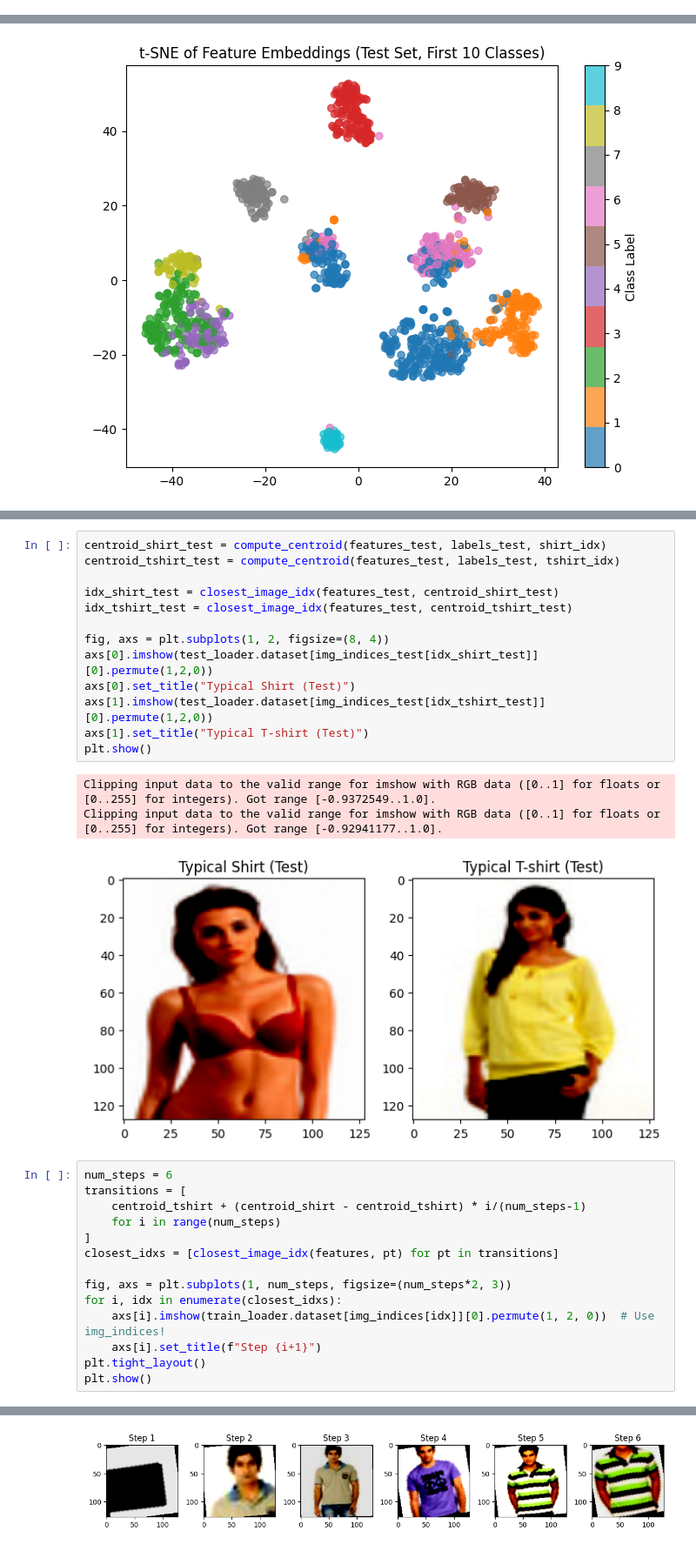
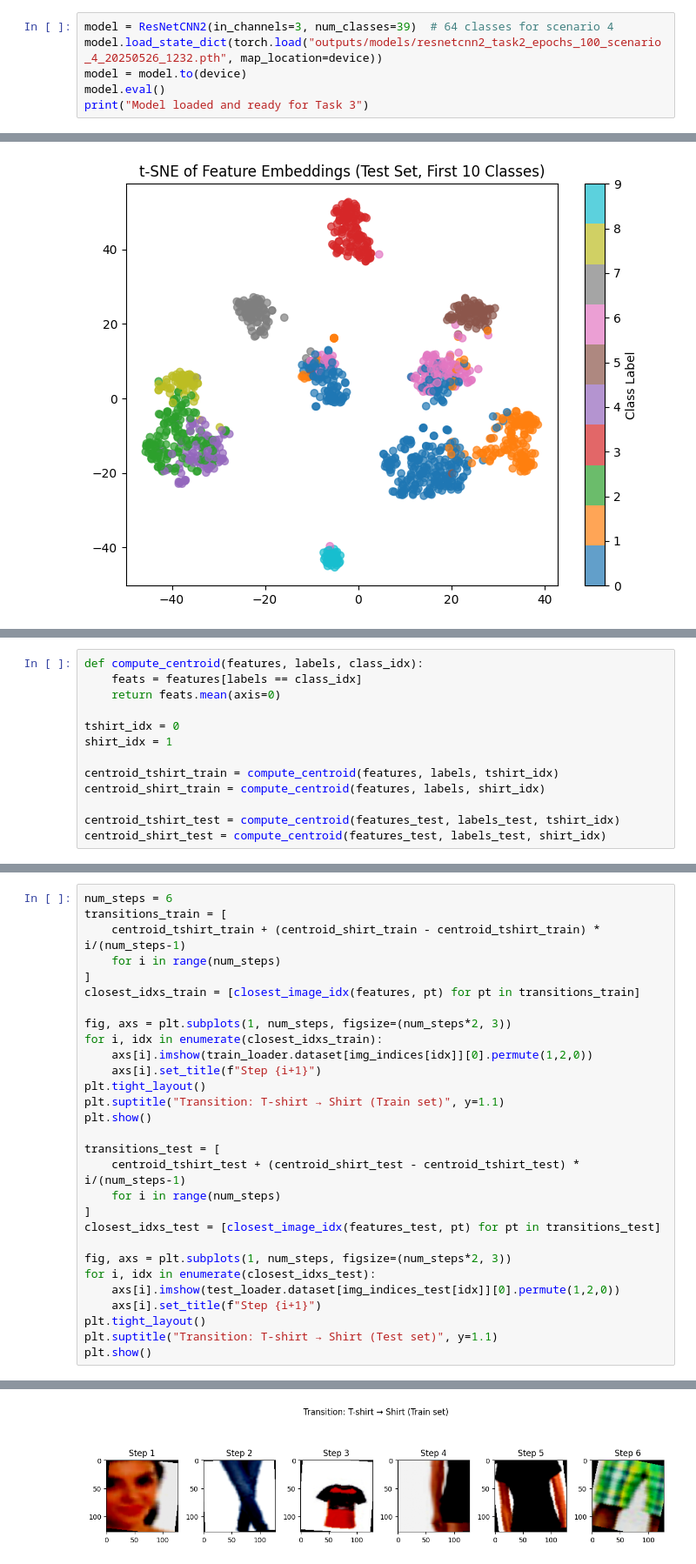
Before and after one commit to Aniket-Mishra/2AMM15_Deep_Learning, a Jupyter notebook: Assighment_1/ass1_skeleton.ipynb, the cells around one changed output, grey strips where cells are left out. Shown at 87% size. Saved outputs shown, nothing was run; the diff lists cells and outputs as text.

```diff
--- a/Assighment_1/ass1_skeleton.ipynb
+++ b/Assighment_1/ass1_skeleton.ipynb
@@ -739,3 +723,9 @@ Saved model to outputs/models/resnetcnn2_task2_epochs_100_scenario_4_20250526_12
 # your solution
 # test dataset: merged_test_dataset
 # support/catalog dataset: support_test_dataset
+# %%
+model = ResNetCNN2(in_channels=3, num_classes=39)  # 64 classes for scenario 4
+model.load_state_dict(torch.load("outputs/models/resnetcnn2_task2_epochs_100_scenario_4_20250526_1232.pth", map_location=device))
+model = model.to(device)
+model.eval()
+print("Model loaded and ready for Task 3")
@@ -907 +1238,14 @@ dataset.df
+# %%
+def compute_centroid(features, labels, class_idx):
+    feats = features[labels == class_idx]
+    return feats.mean(axis=0)
+
+tshirt_idx = 0
+shirt_idx = 1
+
+centroid_tshirt_train = compute_centroid(features, labels, tshirt_idx)
+centroid_shirt_train = compute_centroid(features, labels, shirt_idx)
+
+centroid_tshirt_test = compute_centroid(features_test, labels_test, tshirt_idx)
+centroid_shirt_test = compute_centroid(features_test, labels_test, shirt_idx)
 # %%
@@ -936,32 +1279,30 @@ Clipping input data to the valid range for imshow with RGB data ([0..1] for floa
-# %%
-centroid_shirt_test = compute_centroid(features_test, labels_test, shirt_idx)
-centroid_tshirt_test = compute_centroid(features_test, labels_test, tshirt_idx)
-
-idx_shirt_test = closest_image_idx(features_test, centroid_shirt_test)
-idx_tshirt_test = closest_image_idx(features_test, centroid_tshirt_test)
-
-fig, axs = plt.subplots(1, 2, figsize=(8, 4))
-axs[0].imshow(test_loader.dataset[img_indices_test[idx_shirt_test]][0].permute(1,2,0))
-axs[0].set_title("Typical Shirt (Test)")
-axs[1].imshow(test_loader.dataset[img_indices_test[idx_tshirt_test]][0].permute(1,2,0))
-axs[1].set_title("Typical T-shirt (Test)")
-plt.show()
-# %% [output]
-Clipping input data to the valid range for imshow with RGB data ([0..1] for floats or [0..255] for integers). Got range [-0.9372549..1.0].
-Clipping input data to the valid range for imshow with RGB data ([0..1] for floats or [0..255] for integers). Got range [-0.92941177..1.0].
-[figure, removed]
 # %%
 num_steps = 6
-transitions = [
-    centroid_tshirt + (centroid_shirt - centroid_tshirt) * i/(num_steps-1)
+transitions_train = [
+    centroid_tshirt_train + (centroid_shirt_train - centroid_tshirt_train) * i/(num_steps-1)
     for i in range(num_steps)
 ]
-closest_idxs = [closest_image_idx(features, pt) for pt in transitions]
+closest_idxs_train = [closest_image_idx(features, pt) for pt in transitions_train]
 
 fig, axs = plt.subplots(1, num_steps, figsize=(num_steps*2, 3))
-for i, idx in enumerate(closest_idxs):
-    axs[i].imshow(train_loader.dataset[img_indices[idx]][0].permute(1, 2, 0))  # Use img_indices!
+for i, idx in enumerate(closest_idxs_train):
+    axs[i].imshow(train_loader.dataset[img_indices[idx]][0].permute(1,2,0))
     axs[i].set_title(f"Step {i+1}")
 plt.tight_layout()
+plt.suptitle("Transition: T-shirt → Shirt (Train set)", y=1.1)
 plt.show()
+
+transitions_test = [
+    centroid_tshirt_test + (centroid_shirt_test - centroid_tshirt_test) * i/(num_steps-1)
+    for i in range(num_steps)
+]
+closest_idxs_test = [closest_image_idx(features_test, pt) for pt in transitions_test]
+
+fig, axs = plt.subplots(1, num_steps, figsize=(num_steps*2, 3))
+for i, idx in enumerate(closest_idxs_test):
+    axs[i].imshow(test_loader.dataset[img_indices_test[idx]][0].permute(1,2,0))
+    axs[i].set_title(f"Step {i+1}")
+plt.tight_layout()
+plt.suptitle("Transition: T-shirt → Shirt (Test set)", y=1.1)
+plt.show()
 # %% [output]
@@ -974 +1315 @@ Clipping input data to the valid range for imshow with RGB data ([0..1] for floa
-[figure, old version]
+[figure, new version]
```
Also changed, not shown: parts of 27 cells of this notebook, 14 other files.
